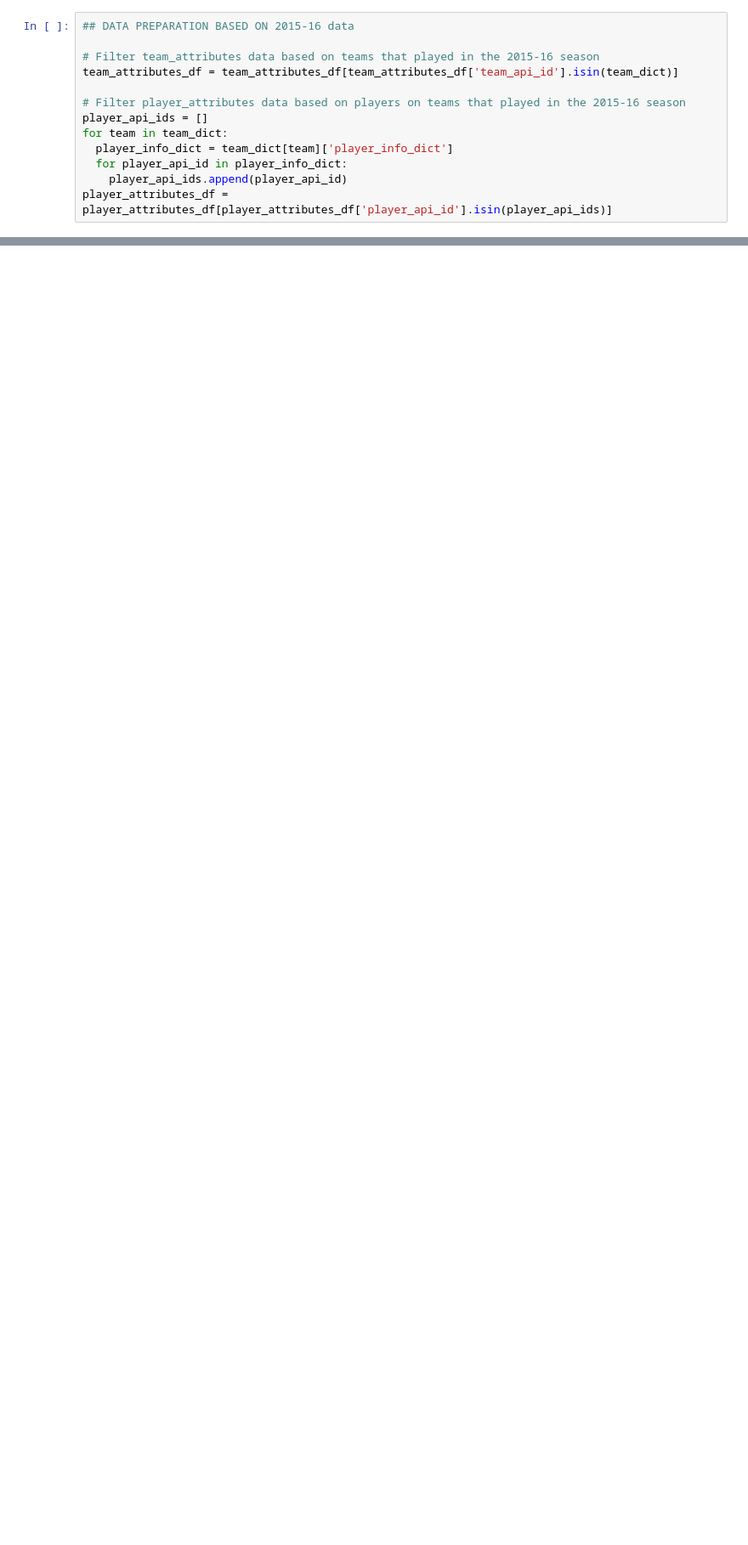
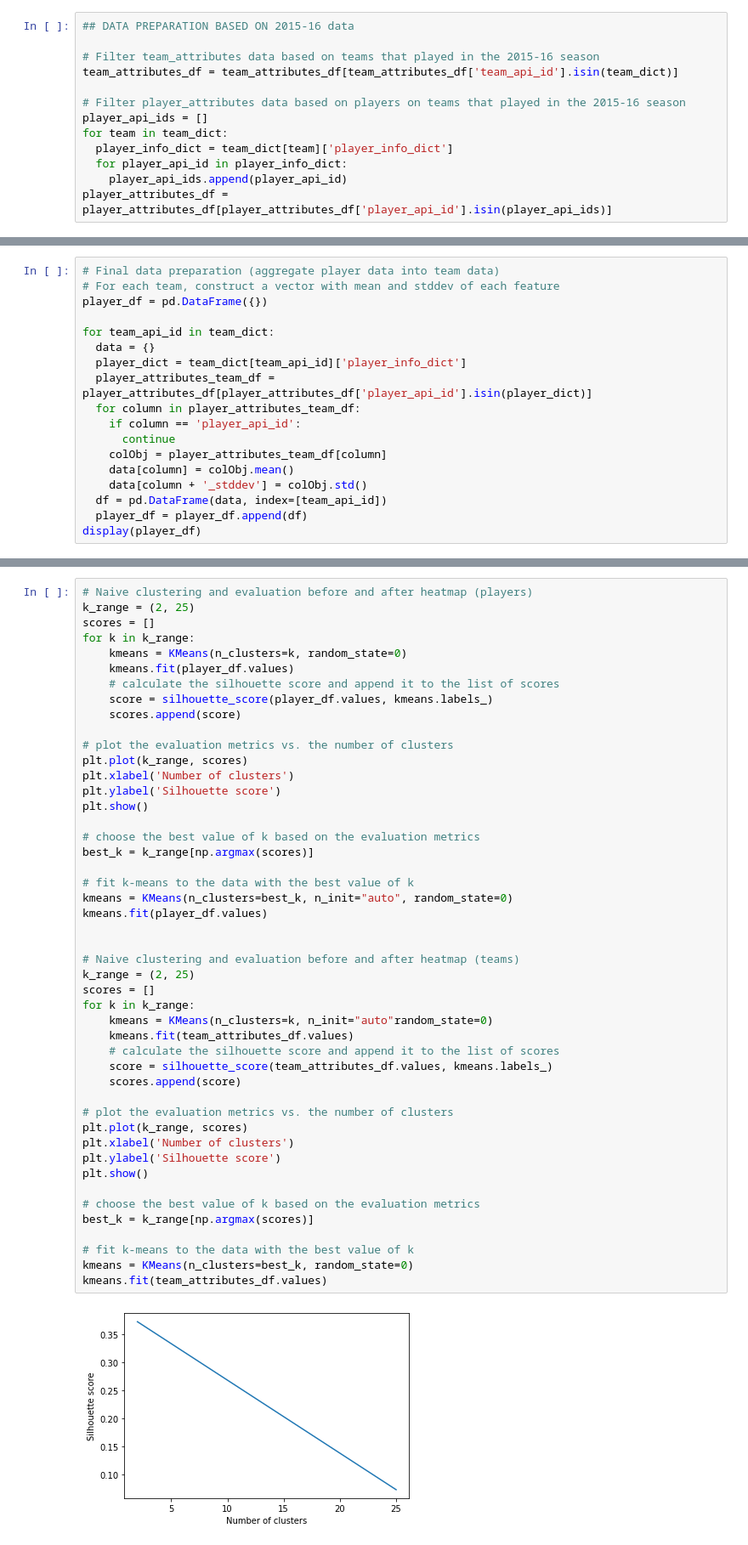
Before and after one commit to Danielpark1239/Spring_2023_IW, a Jupyter notebook: COS398_IW.ipynb, the cells around one changed output, grey strips where cells are left out. Shown: that part at 85% size. Cells and saved outputs as stored; diff of their text form; blank space fills up the shorter version.

```diff
--- a/COS398_IW.ipynb
+++ b/COS398_IW.ipynb
@@ -397,0 +411,18 @@ max        2.919080e+00              1.294636e-01
+# %%
+# Final data preparation (aggregate player data into team data)
+# For each team, construct a vector with mean and stddev of each feature
+player_df = pd.DataFrame({})
+
+for team_api_id in team_dict:
+  data = {}
+  player_dict = team_dict[team_api_id]['player_info_dict']
+  player_attributes_team_df = player_attributes_df[player_attributes_df['player_api_id'].isin(player_dict)]
+  for column in player_attributes_team_df:
+    if column == 'player_api_id':
+      continue
+    colObj = player_attributes_team_df[column]
+    data[column] = colObj.mean()
+    data[column + '_stddev'] = colObj.std()
+  df = pd.DataFrame(data, index=[team_api_id])
+  player_df = player_df.append(df)
+display(player_df)
@@ -424,0 +439,49 @@ sns.heatmap(team_attributes_df)
+# %%
+# Naive clustering and evaluation before and after heatmap (players)
+k_range = (2, 25)
+scores = []
+for k in k_range:
+    kmeans = KMeans(n_clusters=k, random_state=0)
+    kmeans.fit(player_df.values)
+    # calculate the silhouette score and append it to the list of scores
+    score = silhouette_score(player_df.values, kmeans.labels_)
+    scores.append(score)
+
+# plot the evaluation metrics vs. the number of clusters
+plt.plot(k_range, scores)
+plt.xlabel('Number of clusters')
+plt.ylabel('Silhouette score')
+plt.show()
+
+# choose the best value of k based on the evaluation metrics
+best_k = k_range[np.argmax(scores)]
+
+# fit k-means to the data with the best value of k
+kmeans = KMeans(n_clusters=best_k, n_init="auto", random_state=0)
+kmeans.fit(player_df.values)
+
+
+# Naive clustering and evaluation before and after heatmap (teams)
+k_range = (2, 25)
+scores = []
+for k in k_range:
+    kmeans = KMeans(n_clusters=k, n_init="auto"random_state=0)
+    kmeans.fit(team_attributes_df.values)
+    # calculate the silhouette score and append it to the list of scores
+    score = silhouette_score(team_attributes_df.values, kmeans.labels_)
+    scores.append(score)
+
+# plot the evaluation metrics vs. the number of clusters
+plt.plot(k_range, scores)
+plt.xlabel('Number of clusters')
+plt.ylabel('Silhouette score')
+plt.show()
+
+# choose the best value of k based on the evaluation metrics
+best_k = k_range[np.argmax(scores)]
+
+# fit k-means to the data with the best value of k
+kmeans = KMeans(n_clusters=best_k, random_state=0)
+kmeans.fit(team_attributes_df.values)
+# %% [output]
+[figure, added]
```
Also changed, not shown: parts of 17 cells of this notebook.
